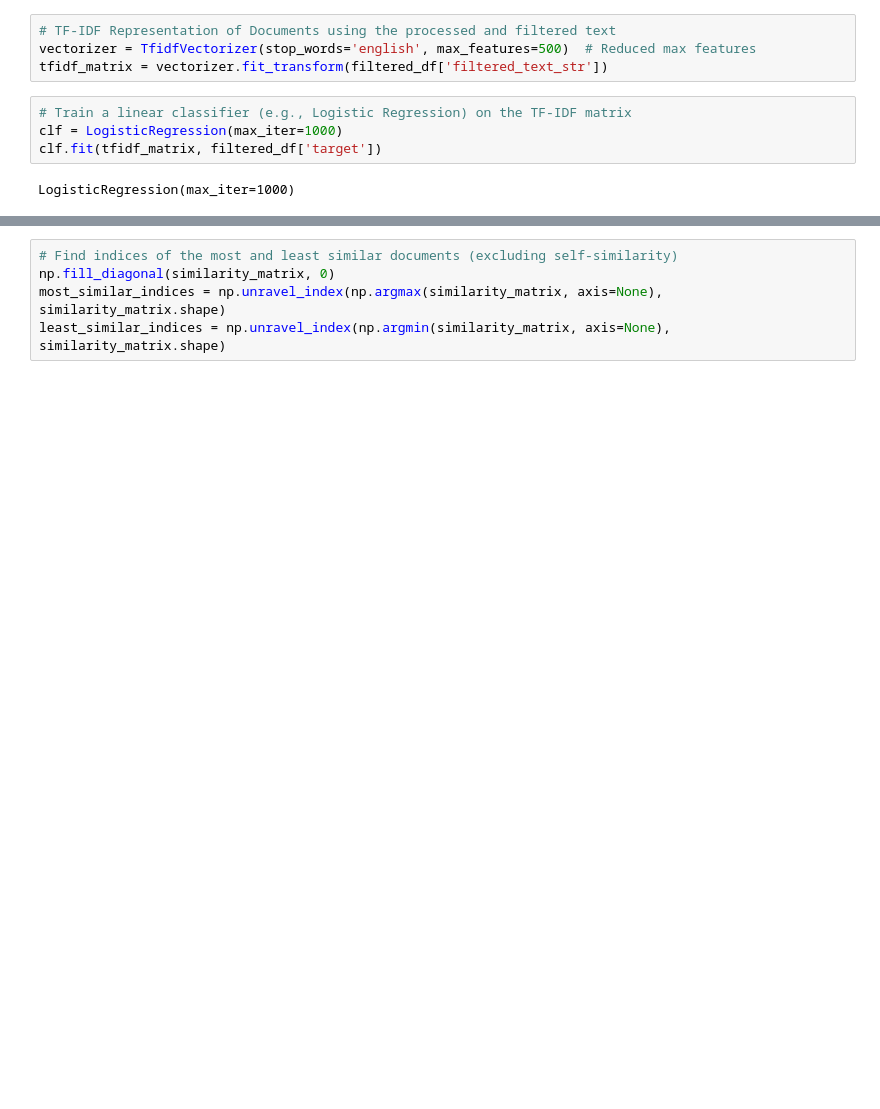
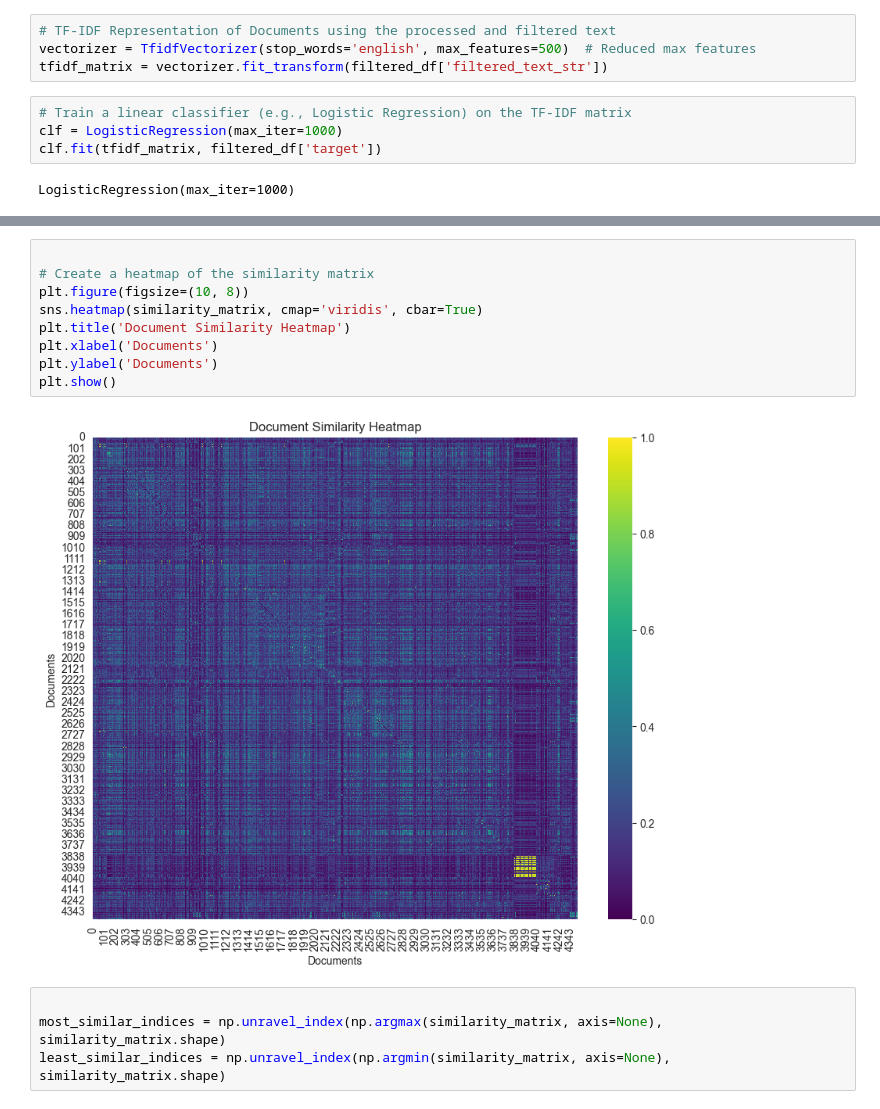
Before and after one commit to GeorgeAntono/Stock-Movement-Prediction, a Jupyter notebook: Data_preprocessing.ipynb, the cells around one changed output, grey strips where cells are left out. Cells and saved outputs as stored; diff of their text form; blank space fills up the shorter version.

Commit message:
Fixed dissimilarity issue that gave identical documents.

```diff
--- a/Data_preprocessing.ipynb
+++ b/Data_preprocessing.ipynb
@@ -310,6 +337,16 @@ similarity_df = pd.DataFrame(similarity_matrix)
+# %%
+
+# Create a heatmap of the similarity matrix
+plt.figure(figsize=(10, 8))
+sns.heatmap(similarity_matrix, cmap='viridis', cbar=True)
+plt.title('Document Similarity Heatmap')
+plt.xlabel('Documents')
+plt.ylabel('Documents')
+plt.show()
+# %% [output]
+[figure, added]
 # %%
-# Find indices of the most and least similar documents (excluding self-similarity)
-np.fill_diagonal(similarity_matrix, 0)
+
 most_similar_indices = np.unravel_index(np.argmax(similarity_matrix, axis=None), similarity_matrix.shape)
 least_similar_indices = np.unravel_index(np.argmin(similarity_matrix, axis=None), similarity_matrix.shape)
 # %%
```
Also changed, not shown: parts of 35 cells of this notebook, 1 other file.
